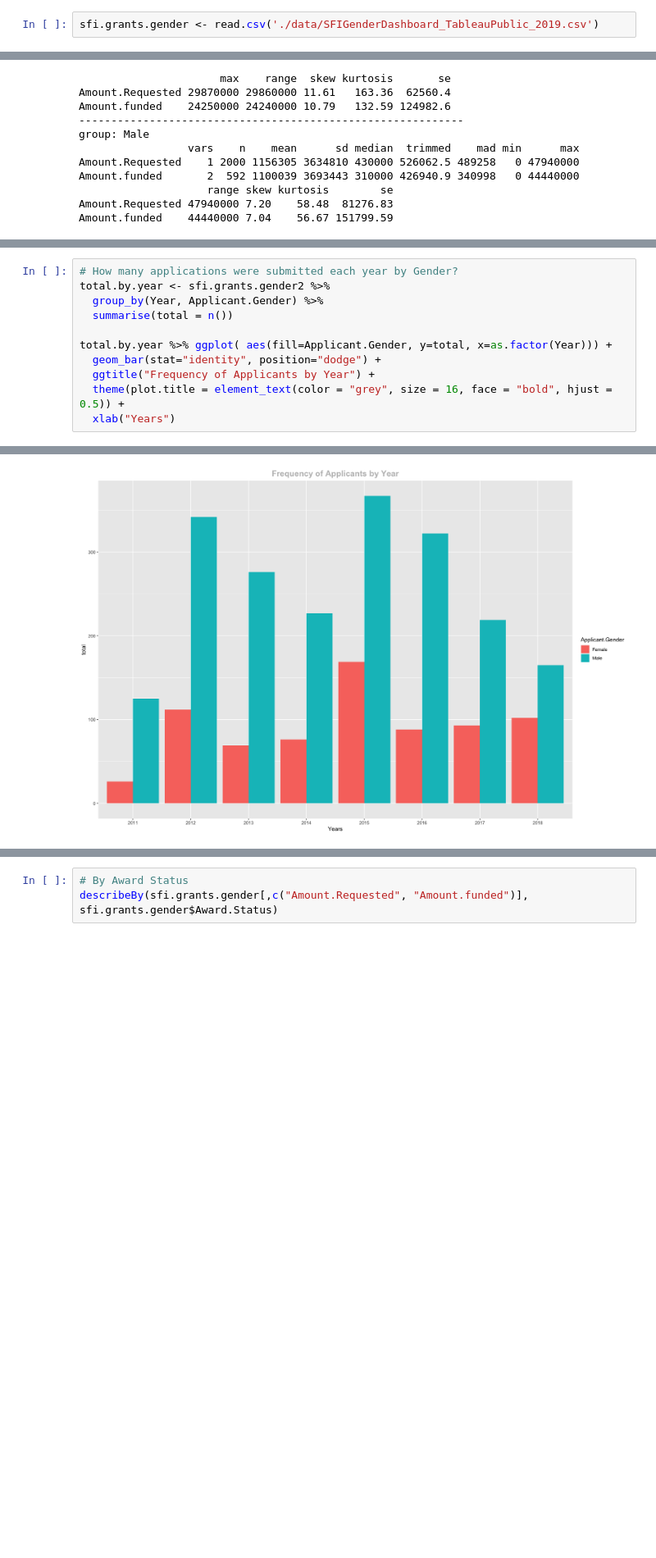
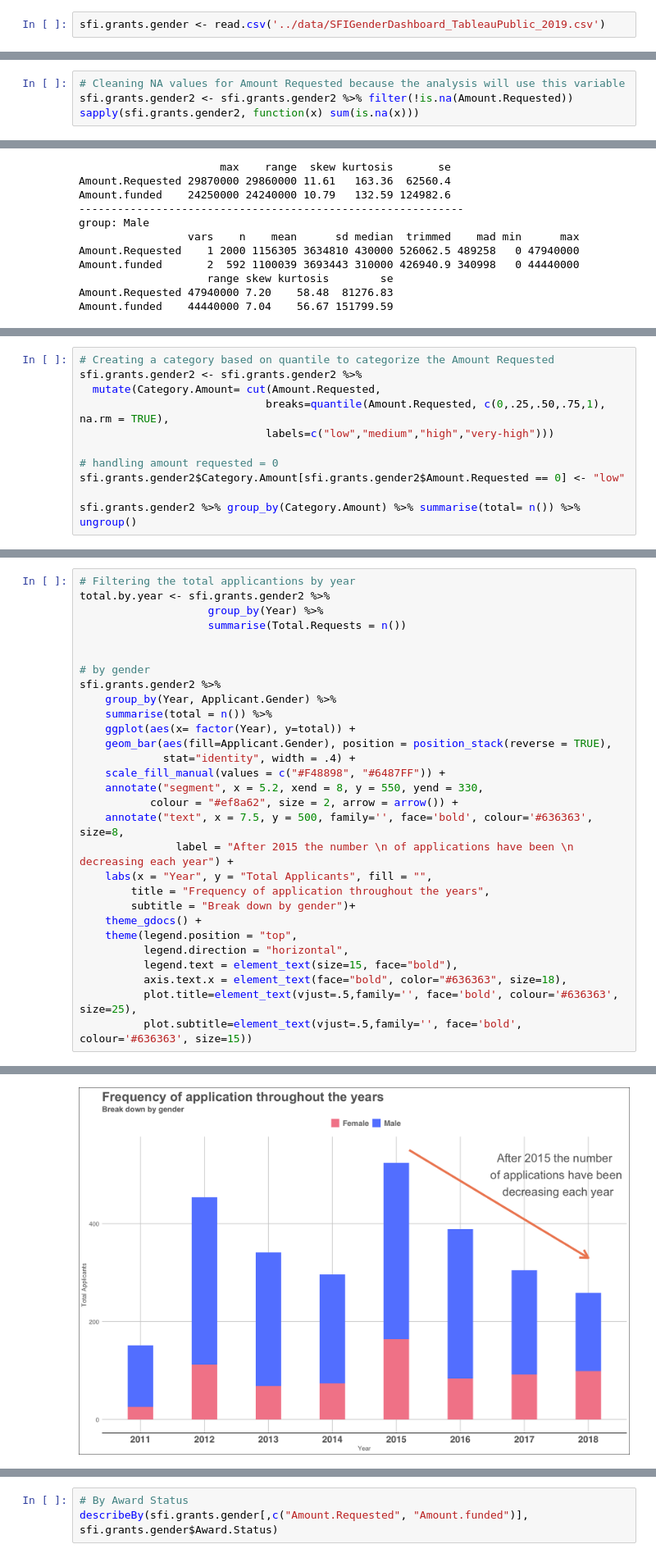
Before and after one commit to pessini/SFI-Grants-and-Awards, a Jupyter notebook: gender-equality/gender-differences-in-grants.ipynb, the cells around one changed output, grey strips where cells are left out. Shown: that part at 82% size. Saved outputs shown, nothing was run; the diff lists cells and outputs as text; blank space fills up the shorter version.

```diff
--- a/gender-equality/gender-differences-in-grants.ipynb
+++ b/gender-equality/gender-differences-in-grants.ipynb
@@ -65,5 +64,5 @@ The following objects are masked from ‘package:base’:
 # %%
-sfi.grants.gender <- read.csv('./data/SFIGenderDashboard_TableauPublic_2019.csv')
+sfi.grants.gender <- read.csv('../data/SFIGenderDashboard_TableauPublic_2019.csv')
 # %%
 head(sfi.grants.gender)
 # %% [output]
@@ -114,0 +102,4 @@ highest: 25210000 27340000 27890000 28820000 44440000
+# %%
+# Cleaning NA values for Amount Requested because the analysis will use this variable
+sfi.grants.gender2 <- sfi.grants.gender2 %>% filter(!is.na(Amount.Requested))
+sapply(sfi.grants.gender2, function(x) sum(is.na(x)))
@@ -137,0 +156,11 @@ Amount.funded    44440000 7.04    56.67 151799.59
+# %%
+# Creating a category based on quantile to categorize the Amount Requested
+sfi.grants.gender2 <- sfi.grants.gender2 %>%
+  mutate(Category.Amount= cut(Amount.Requested,
+                             breaks=quantile(Amount.Requested, c(0,.25,.50,.75,1), na.rm = TRUE),
+                             labels=c("low","medium","high","very-high")))
+
+# handling amount requested = 0
+sfi.grants.gender2$Category.Amount[sfi.grants.gender2$Amount.Requested == 0] <- "low"
+
+sfi.grants.gender2 %>% group_by(Category.Amount) %>% summarise(total= n()) %>% ungroup()
@@ -138,12 +236,30 @@ Amount.funded    44440000 7.04    56.67 151799.59
 # %%
-# How many applications were submitted each year by Gender?
+# Filtering the total applicantions by year
 total.by.year <- sfi.grants.gender2 %>%
-  group_by(Year, Applicant.Gender) %>%
-  summarise(total = n())
+                    group_by(Year) %>%
+                    summarise(Total.Requests = n())
 
-total.by.year %>% ggplot( aes(fill=Applicant.Gender, y=total, x=as.factor(Year))) +
-  geom_bar(stat="identity", position="dodge") +
-  ggtitle("Frequency of Applicants by Year") +
-  theme(plot.title = element_text(color = "grey", size = 16, face = "bold", hjust = 0.5)) +
-  xlab("Years")
+
+# by gender
+sfi.grants.gender2 %>%
+    group_by(Year, Applicant.Gender) %>%
+    summarise(total = n()) %>%
+    ggplot(aes(x= factor(Year), y=total)) +
+    geom_bar(aes(fill=Applicant.Gender), position = position_stack(reverse = TRUE),
+             stat="identity", width = .4) +
+    scale_fill_manual(values = c("#F48898", "#6487FF")) +
+    annotate("segment", x = 5.2, xend = 8, y = 550, yend = 330,
+           colour = "#ef8a62", size = 2, arrow = arrow()) +
+    annotate("text", x = 7.5, y = 500, family='', face='bold', colour='#636363', size=8,
+               label = "After 2015 the number \n of applications have been \n decreasing each year") +
+    labs(x = "Year", y = "Total Applicants", fill = "",
+        title = "Frequency of application throughout the years",
+        subtitle = "Break down by gender")+
+    theme_gdocs() +
+    theme(legend.position = "top",
+          legend.direction = "horizontal",
+          legend.text = element_text(size=15, face="bold"),
+          axis.text.x = element_text(face="bold", color="#636363", size=18),
+          plot.title=element_text(vjust=.5,family='', face='bold', colour='#636363', size=25),
+          plot.subtitle=element_text(vjust=.5,family='', face='bold', colour='#636363', size=15))
 # %% [output]
@@ -151,2 +266,2 @@ total.by.year %>% ggplot( aes(fill=Applicant.Gender, y=total, x=as.factor(Year))
-[figure, old version]
+[figure, new version]
 # %% [markdown]
```
Also changed, not shown: parts of 50 cells of this notebook, 2 other files.
